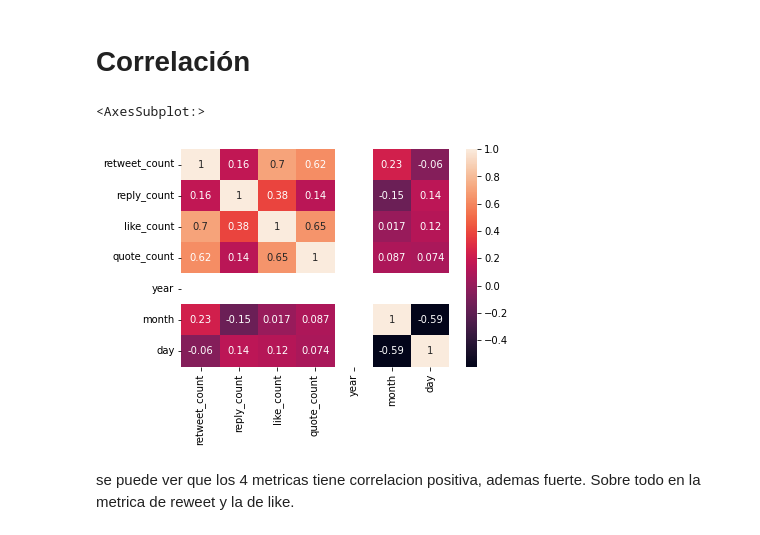
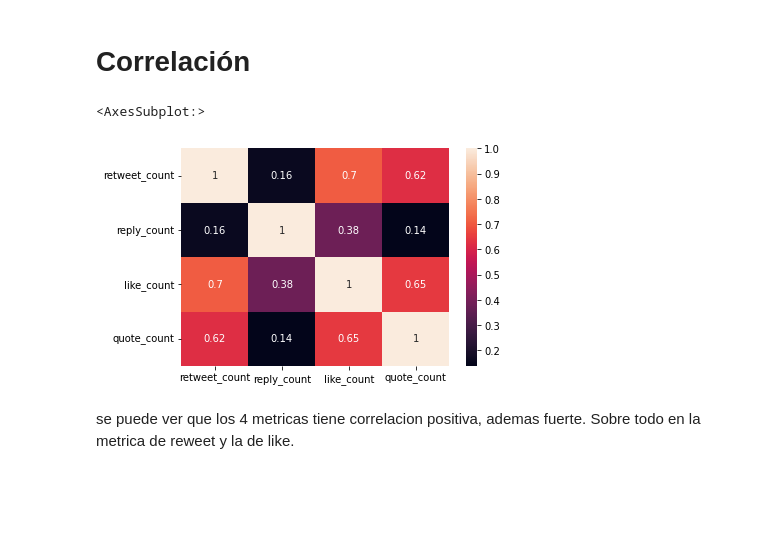
Before and after one commit to xyaimao/Prueba_Tecnica, a Jupyter notebook: trabajo1.ipynb, the cells around one changed output. Drawn from its saved outputs; the diff is of its cells as text; code cells hidden in the pictures; blank space fills up the shorter version.

```diff
--- a/trabajo1.ipynb
+++ b/trabajo1.ipynb
@@ -481,13 +525,15 @@ word_freq.most_common(10)[:]
  ('web', 2)]
 # %% [markdown]
 # Correlación
+# %%
+df_correlacion = df_text[["retweet_count",	"reply_count","like_count","quote_count"]]
 # %%
 import seaborn as sns
 
-sns.heatmap(df_text.corr(),annot=True)
+sns.heatmap(df_correlacion.corr(),annot=True)
 # %% [output]
 <AxesSubplot:>
-[figure, old version]
+[figure, new version]
 # %% [markdown]
 se puede ver que los 4 metricas tiene correlacion positiva, ademas fuerte. Sobre todo en la metrica de reweet y la de like.
 # %% [markdown]
```
Also changed, not shown: parts of 15 cells of this notebook, 1 other file.
